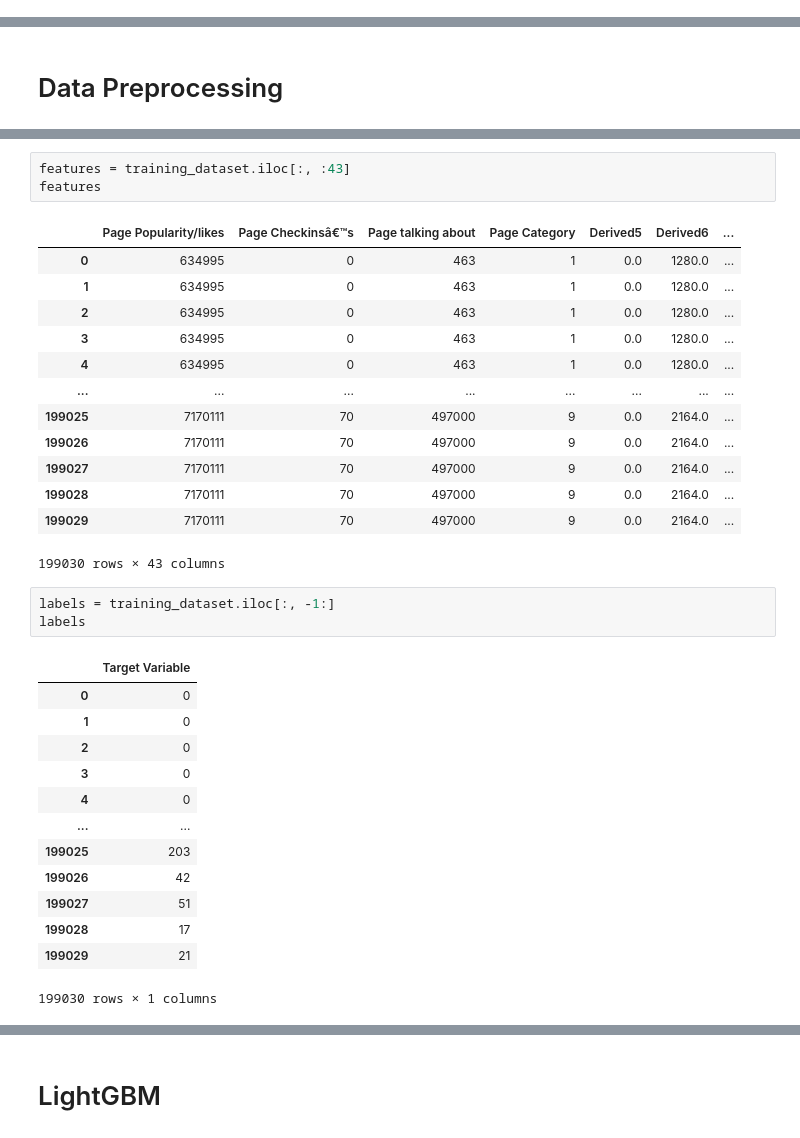
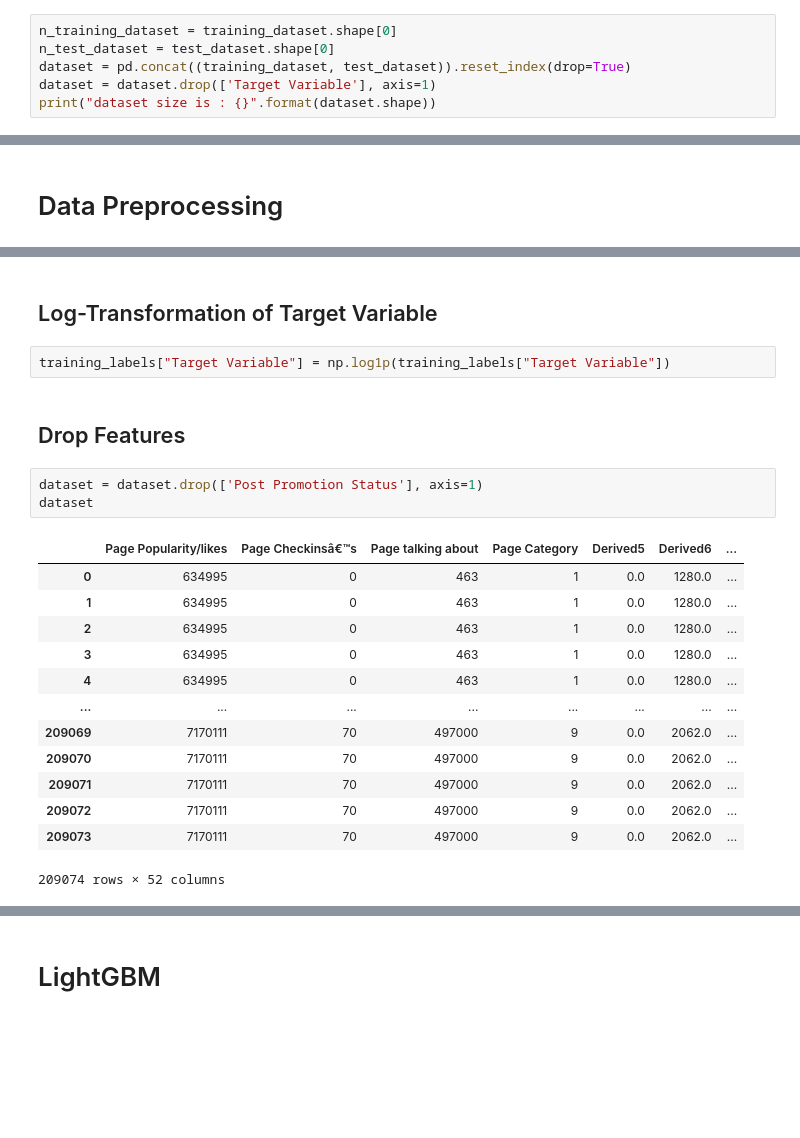
Before and after one commit to HolmesJJ/CS3244-Machine-Learning, a Jupyter notebook: Project/LightGBM.ipynb, the cells around one changed output, grey strips where cells are left out. Saved outputs shown, nothing was run; the diff lists cells and outputs as text; blank space fills up the shorter version.

```diff
--- a/Project/LightGBM.ipynb
+++ b/Project/LightGBM.ipynb
@@ -50,0 +115,6 @@ training_dataset.sample(n=10)
+# %%
+n_training_dataset = training_dataset.shape[0]
+n_test_dataset = test_dataset.shape[0]
+dataset = pd.concat((training_dataset, test_dataset)).reset_index(drop=True)
+dataset = dataset.drop(['Target Variable'], axis=1)
+print("dataset size is : {}".format(dataset.shape))
@@ -105,34 +125,23 @@ training_dataset
-# %%
-features = training_dataset.iloc[:, :43]
-features
-# %% [output]
-|  | Page Popularity/likes | Page Checkinsâ€™s | Page talking about | Page Category | Derived5 | Derived6 | ... |
-| 0 | 634995 | 0 | 463 | 1 | 0.0 | 1280.0 | ... |
-| 1 | 634995 | 0 | 463 | 1 | 0.0 | 1280.0 | ... |
-| 2 | 634995 | 0 | 463 | 1 | 0.0 | 1280.0 | ... |
-| 3 | 634995 | 0 | 463 | 1 | 0.0 | 1280.0 | ... |
-| 4 | 634995 | 0 | 463 | 1 | 0.0 | 1280.0 | ... |
-| ... | ... | ... | ... | ... | ... | ... | ... |
-| 199025 | 7170111 | 70 | 497000 | 9 | 0.0 | 2164.0 | ... |
-| 199026 | 7170111 | 70 | 497000 | 9 | 0.0 | 2164.0 | ... |
-| 199027 | 7170111 | 70 | 497000 | 9 | 0.0 | 2164.0 | ... |
-| 199028 | 7170111 | 70 | 497000 | 9 | 0.0 | 2164.0 | ... |
-| 199029 | 7170111 | 70 | 497000 | 9 | 0.0 | 2164.0 | ... |
-199030 rows × 43 columns
-# %%
-labels = training_dataset.iloc[:, -1:]
-labels
-# %% [output]
-|  | Target Variable |
-| 0 | 0 |
-| 1 | 0 |
-| 2 | 0 |
-| 3 | 0 |
-| 4 | 0 |
-| ... | ... |
-| 199025 | 203 |
-| 199026 | 42 |
-| 199027 | 51 |
-| 199028 | 17 |
-| 199029 | 21 |
-199030 rows × 1 columns
+# %% [markdown]
+## Log-Transformation of Target Variable
+# %%
+training_labels["Target Variable"] = np.log1p(training_labels["Target Variable"])
+# %% [markdown]
+## Drop Features
+# %%
+dataset = dataset.drop(['Post Promotion Status'], axis=1)
+dataset
+# %% [output]
+|  | Page Popularity/likes | Page Checkinsâ€™s | Page talking about | Page Category | Derived5 | Derived6 | ... |
+| 0 | 634995 | 0 | 463 | 1 | 0.0 | 1280.0 | ... |
+| 1 | 634995 | 0 | 463 | 1 | 0.0 | 1280.0 | ... |
+| 2 | 634995 | 0 | 463 | 1 | 0.0 | 1280.0 | ... |
+| 3 | 634995 | 0 | 463 | 1 | 0.0 | 1280.0 | ... |
+| 4 | 634995 | 0 | 463 | 1 | 0.0 | 1280.0 | ... |
+| ... | ... | ... | ... | ... | ... | ... | ... |
+| 209069 | 7170111 | 70 | 497000 | 9 | 0.0 | 2062.0 | ... |
+| 209070 | 7170111 | 70 | 497000 | 9 | 0.0 | 2062.0 | ... |
+| 209071 | 7170111 | 70 | 497000 | 9 | 0.0 | 2062.0 | ... |
+| 209072 | 7170111 | 70 | 497000 | 9 | 0.0 | 2062.0 | ... |
+| 209073 | 7170111 | 70 | 497000 | 9 | 0.0 | 2062.0 | ... |
+209074 rows × 52 columns
```
Also changed, not shown: parts of 38 cells of this notebook.
